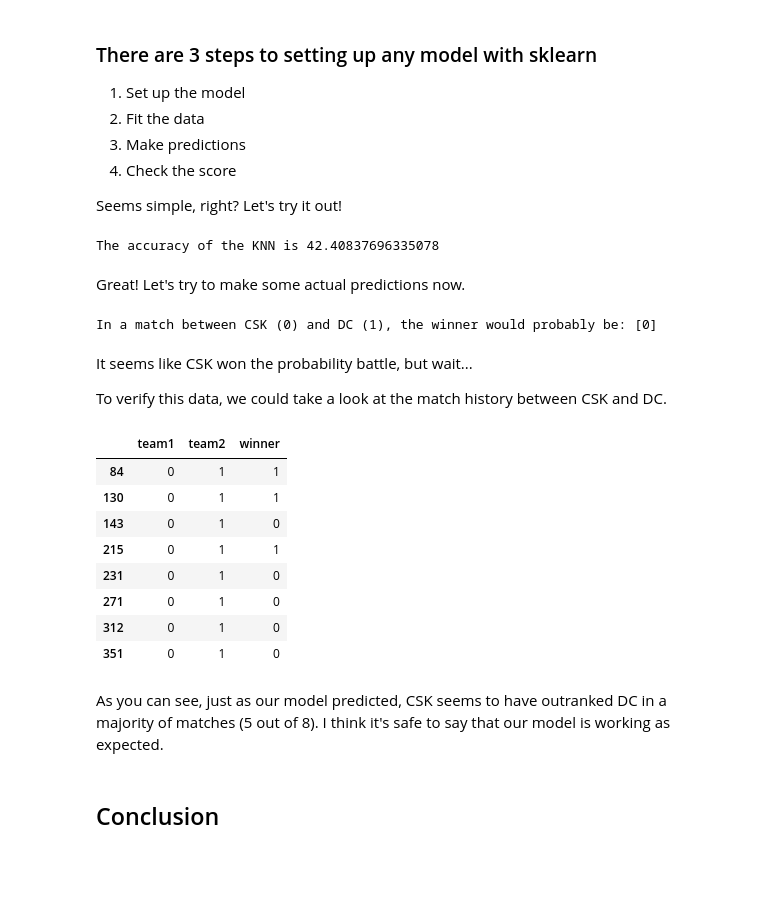
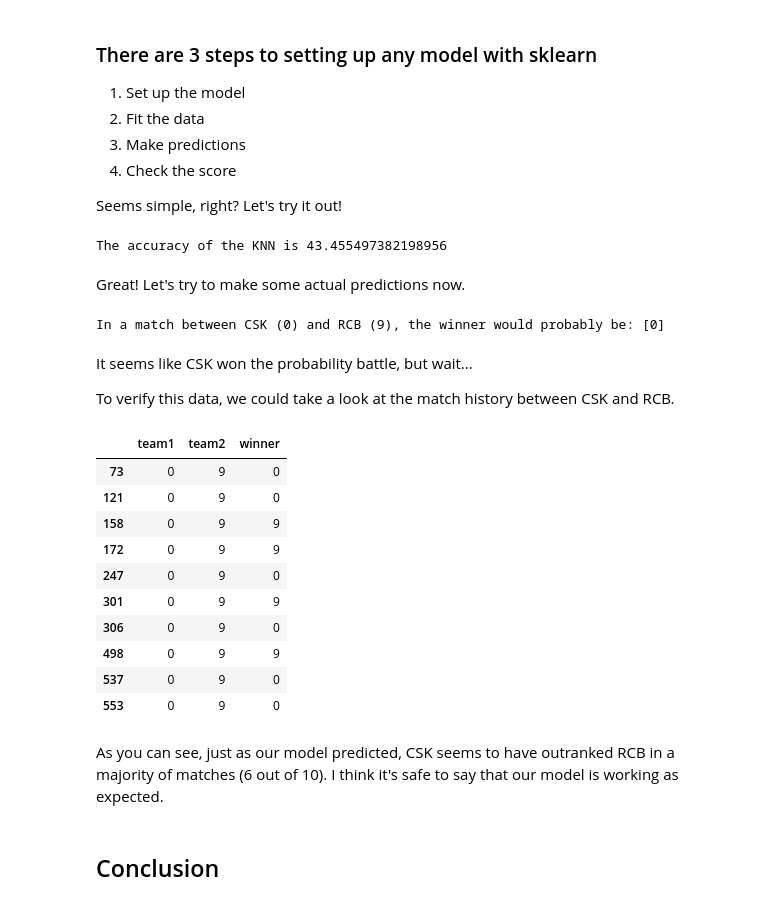
Before and after one commit to AmruthPillai/IPL-Match-Predictor, a Jupyter notebook: IPL Match Predictor.ipynb, the cells around one changed output. Cells and saved outputs as stored; diff of their text form; code cells hidden in the pictures; blank space fills up the shorter version.

```diff
--- a/IPL Match Predictor.ipynb
+++ b/IPL Match Predictor.ipynb
@@ -160,7 +160,7 @@ y_test: 191
 Seems simple, right? Let's try it out!
 # %%
 # 1. Set up the model
-model = KNeighborsClassifier(n_neighbors=3)
+model = KNeighborsClassifier(n_neighbors=3, weights='distance')
 
 # 2. Fit the data
 model.fit(X_train, y_train)
@@ -171,32 +171,34 @@ y_pred = model.predict(X_test)
 # 4. Check the score
 print('The accuracy of the KNN is', metrics.accuracy_score(y_pred, y_test) * 100)
 # %% [output]
-The accuracy of the KNN is 42.40837696335078
+The accuracy of the KNN is 43.455497382198956
 # %% [markdown]
 Great! Let's try to make some actual predictions now.
 # %%
-print('In a match between CSK (0) and DC (1), the winner would probably be:',
-      model.predict([[0, 1]]))
+print('In a match between CSK (0) and RCB (9), the winner would probably be:',
+      model.predict([[0, 9]]))
 # %% [output]
-In a match between CSK (0) and DC (1), the winner would probably be: [0]
+In a match between CSK (0) and RCB (9), the winner would probably be: [0]
 # %% [markdown]
 It seems like CSK won the probability battle, but wait...
 
-To verify this data, we could take a look at the match history between CSK and DC.
+To verify this data, we could take a look at the match history between CSK and RCB.
 # %%
-matches.loc[(matches['team1'] == 0) & (matches['team2'] == 1)][['team1', 'team2', 'winner']]
+matches.loc[(matches['team1'] == 0) & (matches['team2'] == 9)][['team1', 'team2', 'winner']]
 # %% [output]
 |  | team1 | team2 | winner |
-| 84 | 0 | 1 | 1 |
-| 130 | 0 | 1 | 1 |
-| 143 | 0 | 1 | 0 |
-| 215 | 0 | 1 | 1 |
-| 231 | 0 | 1 | 0 |
-| 271 | 0 | 1 | 0 |
-| 312 | 0 | 1 | 0 |
-| 351 | 0 | 1 | 0 |
+| 73 | 0 | 9 | 0 |
+| 121 | 0 | 9 | 0 |
+| 158 | 0 | 9 | 9 |
+| 172 | 0 | 9 | 9 |
+| 247 | 0 | 9 | 0 |
+| 301 | 0 | 9 | 9 |
+| 306 | 0 | 9 | 0 |
+| 498 | 0 | 9 | 9 |
+| 537 | 0 | 9 | 0 |
+| 553 | 0 | 9 | 0 |
 # %% [markdown]
-As you can see, just as our model predicted, CSK seems to have outranked DC in a majority of matches (5 out of 8). I think it's safe to say that our model is working as expected.
+As you can see, just as our model predicted, CSK seems to have outranked RCB in a majority of matches (6 out of 10). I think it's safe to say that our model is working as expected.
 # %% [markdown]
 ## Conclusion
 # %% [markdown]
```
